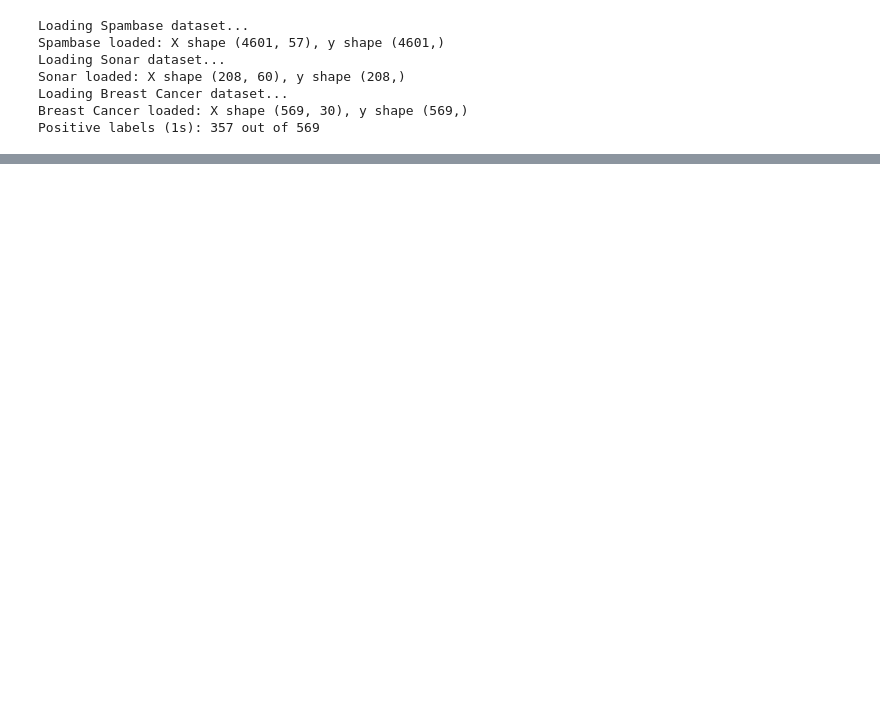
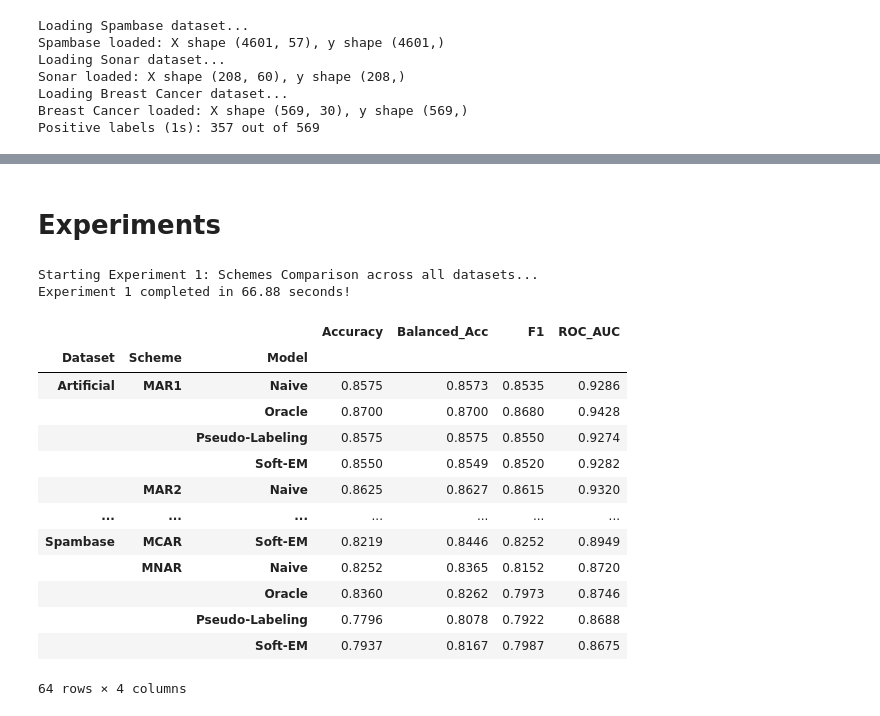
Before and after one commit to IgorLechoszest/AML_Proj1, a Jupyter notebook: src/main.ipynb, the cells around one changed output, grey strips where cells are left out. Cells and saved outputs as stored; diff of their text form; code cells hidden in the pictures; blank space fills up the shorter version.

```diff
--- a/src/main.ipynb
+++ b/src/main.ipynb
@@ -69,0 +31,2 @@ Test Accuracy: 0.9035
+# %% [markdown]
+# Experiments
@@ -69,0 +102,46 @@ Test Accuracy: 0.9035
+# %%
+# --- Experiment 1 (Schemes Comparison) ---
+print("Starting Experiment 1: Schemes Comparison across all datasets...")
+start_time = time.time()
+
+schemes = ['MCAR', 'MAR1', 'MAR2', 'MNAR']
+
+# Build the grid of all combinations we need to run
+tasks = []
+for data_name, (X, y) in datasets.items():
+    for scheme in schemes:
+        tasks.append((data_name, X, y, scheme))
+
+# Run in parallel! (n_jobs=-1 uses all your CPU cores)
+# If this crashes your specific machine, change n_jobs to 2
+all_results = Parallel(n_jobs=-1)(
+    delayed(run_single_scheme_experiment)(d_name, X, y, sch) for d_name, X, y, sch in tasks
+)
+
+# Flatten the list of lists
+flat_results = [item for sublist in all_results for item in sublist]
+
+df_experiment1 = pd.DataFrame(flat_results)
+df_experiment1 = df_experiment1[["Dataset", "Scheme", "Model", "Accuracy", "Balanced_Acc", "F1", "ROC_AUC"]]
+
+print(f"Experiment 1 completed in {time.time() - start_time:.2f} seconds!")
+
+# Display the grouped results (Perfect for your report!)
+display(df_experiment1.groupby(['Dataset', 'Scheme', 'Model']).mean().round(4))
+# %% [output]
+Starting Experiment 1: Schemes Comparison across all datasets...
+Experiment 1 completed in 66.88 seconds!
+|  |  |  | Accuracy | Balanced_Acc | F1 | ROC_AUC |
+| Dataset | Scheme | Model |  |  |  |  |
+| Artificial | MAR1 | Naive | 0.8575 | 0.8573 | 0.8535 | 0.9286 |
+|  |  | Oracle | 0.8700 | 0.8700 | 0.8680 | 0.9428 |
+|  |  | Pseudo-Labeling | 0.8575 | 0.8575 | 0.8550 | 0.9274 |
+|  |  | Soft-EM | 0.8550 | 0.8549 | 0.8520 | 0.9282 |
+|  | MAR2 | Naive | 0.8625 | 0.8627 | 0.8615 | 0.9320 |
+| ... | ... | ... | ... | ... | ... | ... |
+| Spambase | MCAR | Soft-EM | 0.8219 | 0.8446 | 0.8252 | 0.8949 |
+|  | MNAR | Naive | 0.8252 | 0.8365 | 0.8152 | 0.8720 |
+|  |  | Oracle | 0.8360 | 0.8262 | 0.7973 | 0.8746 |
+|  |  | Pseudo-Labeling | 0.7796 | 0.8078 | 0.7922 | 0.8688 |
+|  |  | Soft-EM | 0.7937 | 0.8167 | 0.7987 | 0.8675 |
+64 rows × 4 columns
```
Also changed, not shown: parts of 10 cells of this notebook, 3 other files.
